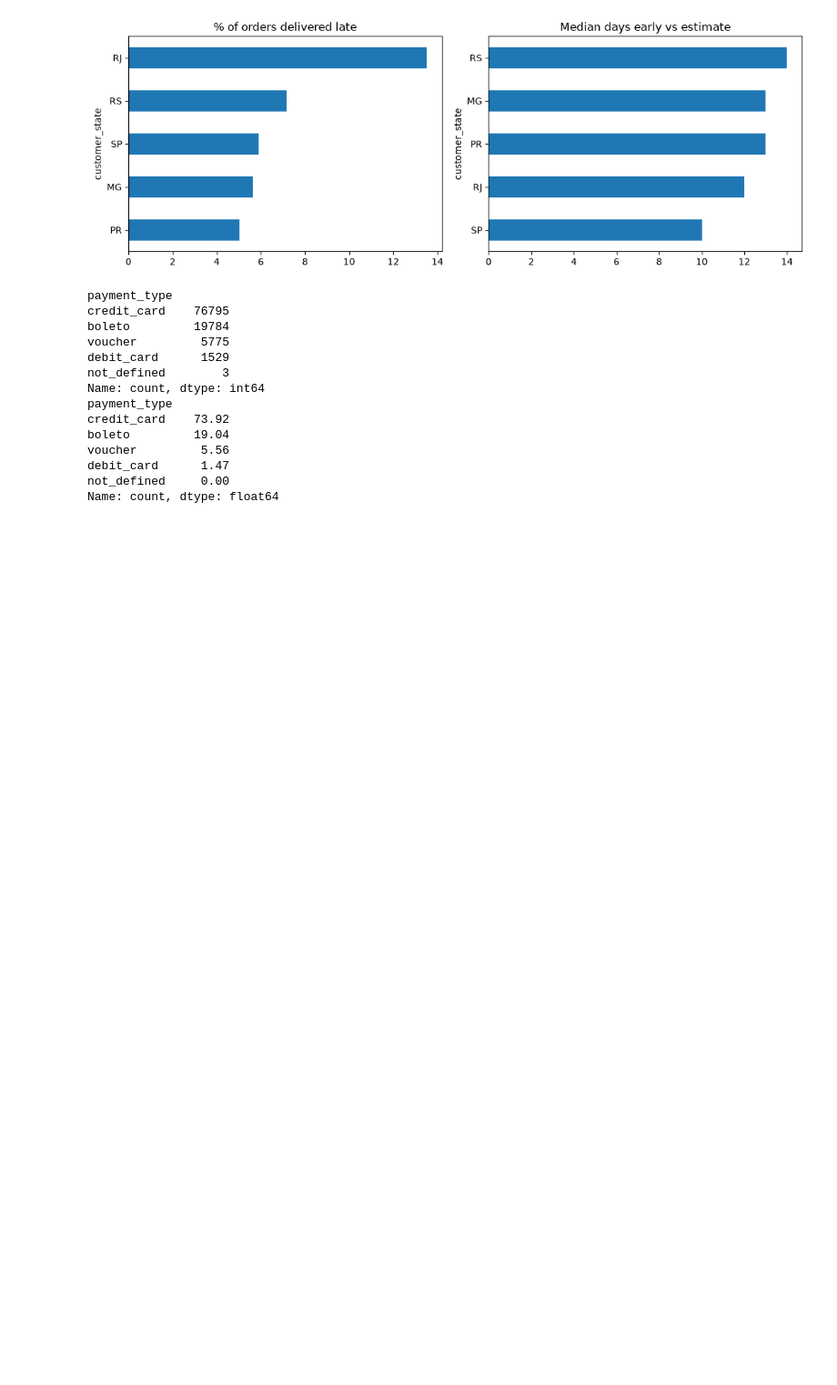
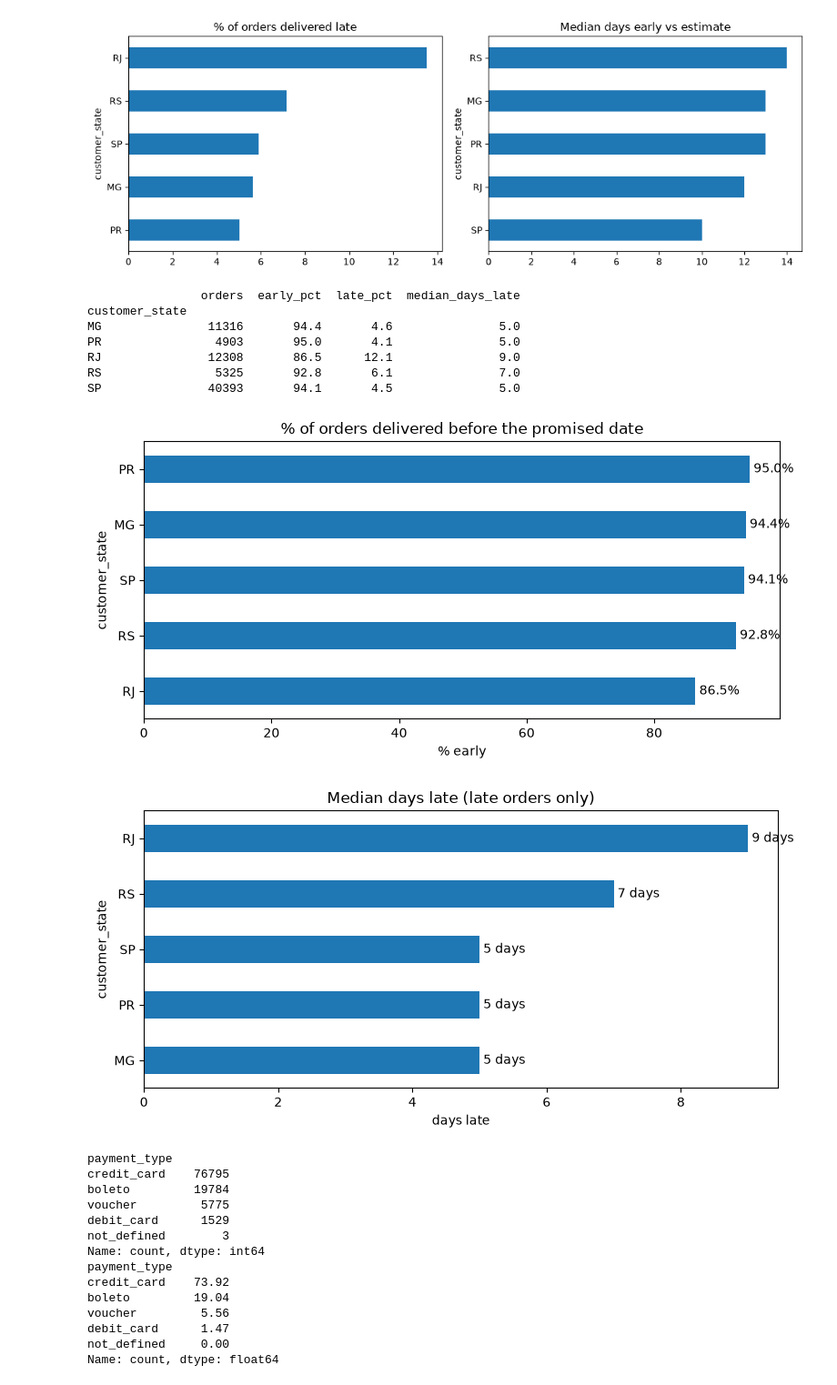
Before and after one commit to LubenPp/olist-ecommerce-analysis, a Jupyter notebook: Untitled.ipynb, the cells around one changed output. Shown at 91% size. Drawn from its saved outputs; the diff is of its cells as text; code cells hidden in the pictures; blank space fills up the shorter version.

```diff
--- a/Untitled.ipynb
+++ b/Untitled.ipynb
@@ -545,6 +463,39 @@ RJ               12308        13.5               12.0
 RS                5325         7.2               14.0
 SP               40393         5.9               10.0
 [figure]
+# %%
+s["diff_days"] = (s["order_delivered_customer_date"].dt.normalize() - s["order_estimated_delivery_date"].dt.normalize()).dt.days
+
+top5 = s["customer_state"].value_counts().head(5).index
+t = s[s["customer_state"].isin(top5)]
+
+g2 = t.groupby("customer_state").agg(
+    orders=("order_id", "count"),
+    early_pct=("diff_days", lambda x: (x < 0).mean() * 100),
+    late_pct=("diff_days", lambda x: (x > 0).mean() * 100),
+    median_days_late=("diff_days", lambda x: x[x > 0].median()),
+)
+print(g2.round(1))
+ax = g2["early_pct"].sort_values().plot(kind="barh", figsize=(8, 4), title="% of orders delivered before the promised date")
+ax.set_xlabel("% early")
+ax.bar_label(ax.containers[0], fmt="%.1f%%", padding=3)
+plt.tight_layout()
+plt.show()
+ax = g2["median_days_late"].sort_values().plot(kind="barh", figsize=(8, 4), title="Median days late (late orders only)")
+ax.set_xlabel("days late")
+ax.bar_label(ax.containers[0], fmt="%.0f days", padding=3)
+plt.tight_layout()
+plt.show()
+# %% [output]
+                orders  early_pct  late_pct  median_days_late
+customer_state
+MG               11316       94.4       4.6               5.0
+PR                4903       95.0       4.1               5.0
+RJ               12308       86.5      12.1               9.0
+RS                5325       92.8       6.1               7.0
+SP               40393       94.1       4.5               5.0
+[figure, added]
+[figure, added]
 # %%
 pt = payments["payment_type"].value_counts()
 print(pt)
```
Also changed, not shown: parts of 10 cells of this notebook.
